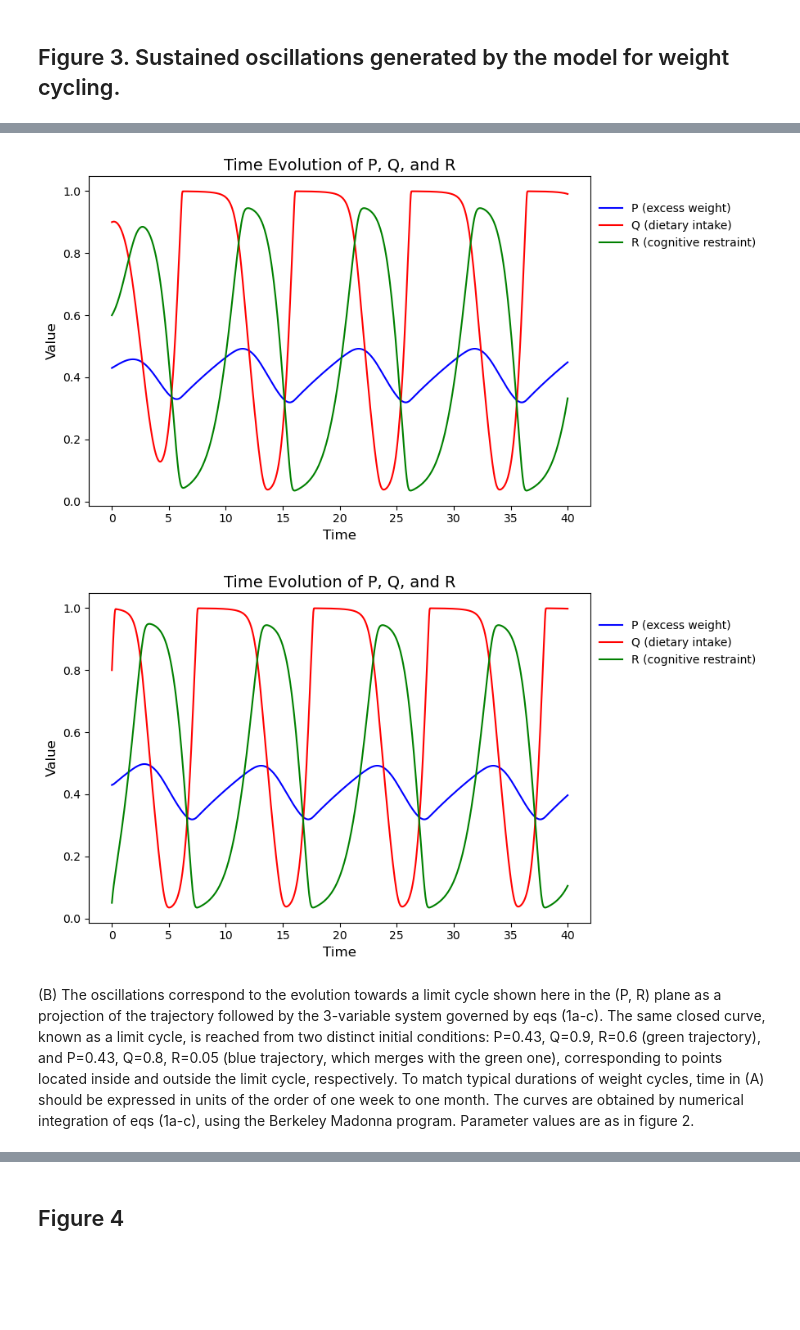
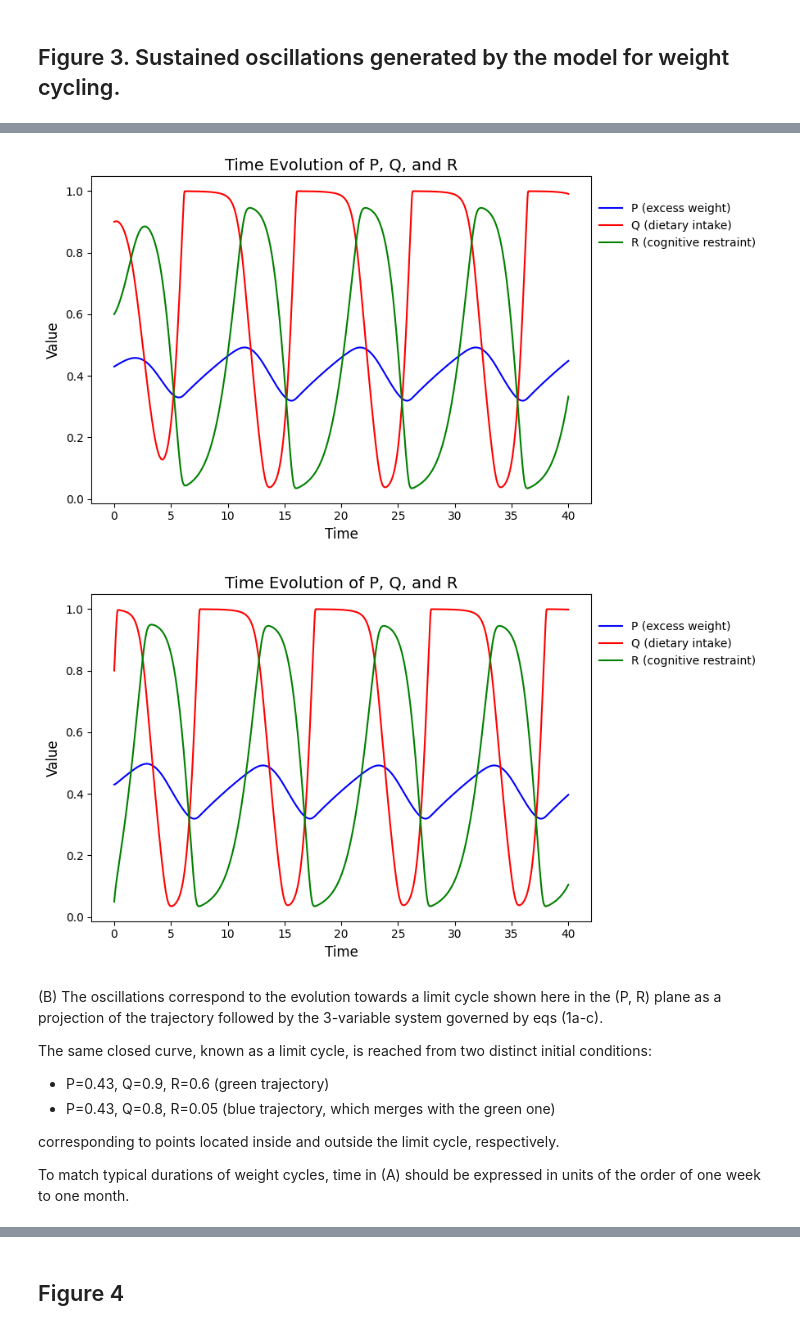
Before and after one commit to JingwenLuo7/ComplexSystem, a Jupyter notebook: Project_BlockII/PQR_model.ipynb, the cells around one changed output, grey strips where cells are left out. Cells and saved outputs as stored; diff of their text form; code cells hidden in the pictures; blank space fills up the shorter version.

```diff
--- a/Project_BlockII/PQR_model.ipynb
+++ b/Project_BlockII/PQR_model.ipynb
@@ -9,15 +11,14 @@ from scipy.integrate import solve_ivp
 import matplotlib.pyplot as plt
 import matplotlib.lines as mlines
 
-
 # Define the PQR ODE system
 def model_PQR(t, y, params):
   P, Q, R = y
   a, b, V1, V2, V3, V4, K, K1, K2, K3, K4 = params
 
-  dP = a*Q - b * P/(K + P)
-  dQ = V1*(1 - Q)/(K1 + (1 - Q)) - V2 * R * Q/(K2 + Q)
-  dR = V3*P * (1 - R)/(K3 + (1 - R)) - V4 * R/(K4 + R)
+  dP_dt = a*Q - b * P/(K + P)
+  dQ_dt = V1*(1 - Q)/(K1 + (1 - Q)) - V2 * R * Q/(K2 + Q)
+  dR_dt = V3*P * (1 - R)/(K3 + (1 - R)) - V4 * R/(K4 + R)
 
   return [dP_dt, dQ_dt, dR_dt]
 # %%
@@ -40,18 +47,21 @@ def dQ_dt(t, Q, R, params):
   V1, V2, K1, K2 = params
   return V1*(1 - Q)/(K1 + (1 - Q)) - V2 * R * Q/(K2 + Q)
 
+time_span = (0, 40) # to find steady state
+y0 = [0.0] # search from initial state 0
+
 # calculate R dependent on P changes
-P_vals = np.linspace(0, 1, 101) # sample P 101 times
+P_vals = np.linspace(0, 1, 51) # sample P 51 times
 R_ss = np.zeros_like(P_vals)
 params_RP = [V3, V4, K3, K4]
 for i, P in enumerate(P_vals):
-  sol = solve_ivp(dR_dt, [0, 200], [0.0], args=(P,params_RP,), rtol=1e-6, atol=1e-9)
+  sol = solve_ivp(dR_dt, time_span, y0, args=(P,params_RP,), rtol=1e-6, atol=1e-9)
   R_ss[i] = sol.y[0, -1]
 
 # calculate Q dependent on R changes
-R_vals = np.linspace(0, 1, 101)
+R_vals = np.linspace(0, 1, 51) # sample R 51 times
 Q_ss = np.zeros_like(R_vals)
 params_QR = [V1, V2, K1, K2]
 for i, R in enumerate(R_vals):
-    sol = solve_ivp(dQ_dt, [0, 200], [0.0], args=(R,params_QR,), rtol=1e-6, atol=1e-9)
+    sol = solve_ivp(dQ_dt, time_span, y0, args=(R,params_QR,), rtol=1e-6, atol=1e-9)
     Q_ss[i] = sol.y[0, -1]
@@ -137,30 +155,36 @@ def plot_timeEvo(P,Q,R,t):
 # %%
 # Time span and evaluation points
 t_span = (0, 40)
 t_eval = np.linspace(*t_span, 1001)
 
 # Initial conditions (two sets)
 y0_1 = [0.43, 0.90, 0.60]
 y0_2 = [0.43, 0.80, 0.05]
 
 # Integrate the ODE for both sets
-sol1 = solve_ivp(pqr, t_span, y0_1, t_eval=t_eval, rtol=1e-6)
-sol2 = solve_ivp(pqr, t_span, y0_2, t_eval=t_eval, rtol=1e-6)
+params = [a, b, V1, V2, V3, V4, K, K1, K2, K3, K4]
+sol1 = solve_ivp(model_PQR, t_span, y0_1, args=(params,), t_eval=t_eval, rtol=1e-6)
+sol2 = solve_ivp(model_PQR, t_span, y0_2, args=(params,), t_eval=t_eval, rtol=1e-6)
 
 # Extract solutions
-t = sol1.t
 P1, Q1, R1 = sol1.y
 P2, Q2, R2 = sol2.y
 
 # Plot P, Q, R over time
-
-
-plot_timeEvo(P1,Q1,R1,t)
-plot_timeEvo(P2,Q2,R2,t)
+plot_timeEvo(P1,Q1,R1,sol1.t)
+plot_timeEvo(P2,Q2,R2,sol1.t)
 # %% [output]
-[figure, old version]
+[figure, new version]
-[figure, old version]
+[figure, new version]
 # %% [markdown]
-(B) The oscillations correspond to the evolution towards a limit cycle shown here in the (P, R) plane as a projection of the trajectory followed by the 3-variable system governed by eqs (1a-c). The same closed curve, known as a limit cycle, is reached from two distinct initial conditions: P=0.43, Q=0.9, R=0.6 (green trajectory), and P=0.43, Q=0.8, R=0.05 (blue trajectory, which merges with the green one), corresponding to points located inside and outside the limit cycle, respectively. To match typical durations of weight cycles, time in (A) should be expressed in units of the order of one week to one month. The curves are obtained by numerical integration of eqs (1a-c), using the Berkeley Madonna program. Parameter values are as in figure 2.
+(B) The oscillations correspond to the evolution towards a limit cycle shown here in the (P, R) plane as a projection of the trajectory followed by the 3-variable system governed by eqs (1a-c).
+
+The same closed curve, known as a limit cycle, is reached from two distinct initial conditions:
+  - P=0.43, Q=0.9, R=0.6 (green trajectory)
+  - P=0.43, Q=0.8, R=0.05 (blue trajectory, which merges with the green one)
+
+corresponding to points located inside and outside the limit cycle, respectively.
+
+To match typical durations of weight cycles, time in (A) should be expressed in units of the order of one week to one month.
 # %%
 def plot_traj(R,P,c,l):
```
Also changed, not shown: parts of 7 cells of this notebook.
